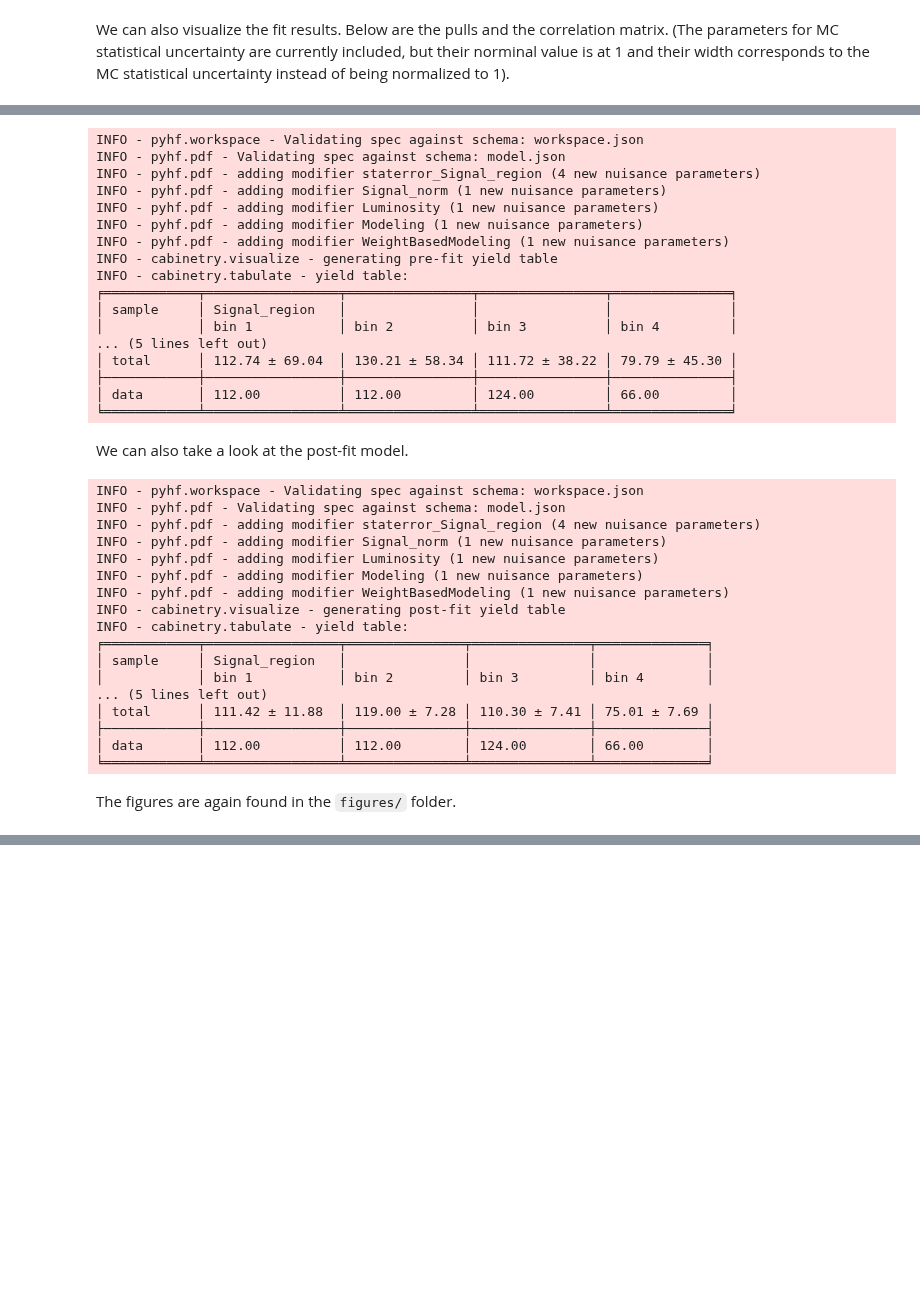
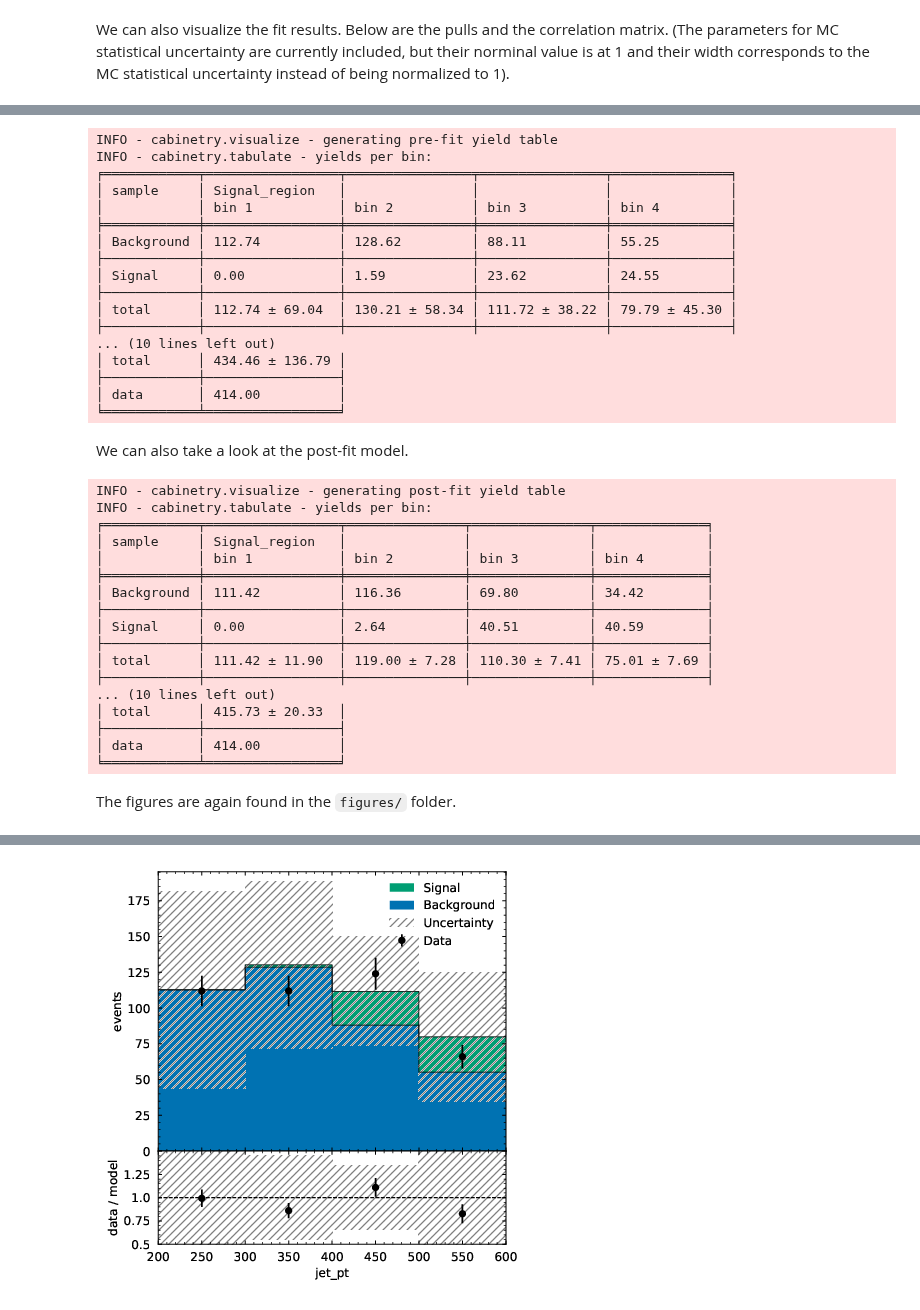
Before and after one commit to cabinetry/cabinetry-tutorials, a Jupyter notebook: example.ipynb, the cells around one changed output, grey strips where cells are left out. Saved outputs shown, nothing was run; the diff lists cells and outputs as text; code cells hidden in the pictures; blank space fills up the shorter version.

Commit message:
update to cabinetry 0.2.0, extend inference examples

```diff
--- a/example.ipynb
+++ b/example.ipynb
@@ -209,47 +211,47 @@ The `visualize` module also contains functionality to plot data/MC distributions
 # %%
-cabinetry.visualize.data_MC(cabinetry_config, ws)
+cabinetry.visualize.data_MC(model, data, config=cabinetry_config)
 # %% [output]
-INFO - pyhf.workspace - Validating spec against schema: workspace.json
-INFO - pyhf.pdf - Validating spec against schema: model.json
-INFO - pyhf.pdf - adding modifier staterror_Signal_region (4 new nuisance parameters)
-INFO - pyhf.pdf - adding modifier Signal_norm (1 new nuisance parameters)
-INFO - pyhf.pdf - adding modifier Luminosity (1 new nuisance parameters)
-INFO - pyhf.pdf - adding modifier Modeling (1 new nuisance parameters)
-INFO - pyhf.pdf - adding modifier WeightBasedModeling (1 new nuisance parameters)
 INFO - cabinetry.visualize - generating pre-fit yield table
-INFO - cabinetry.tabulate - yield table:
+INFO - cabinetry.tabulate - yields per bin:
 ╒════════════╤═════════════════╤════════════════╤════════════════╤═══════════════╕
 │ sample     │ Signal_region   │                │                │               │
 │            │ bin 1           │ bin 2          │ bin 3          │ bin 4         │
-... (5 lines left out)
+╞════════════╪═════════════════╪════════════════╪════════════════╪═══════════════╡
+│ Background │ 112.74          │ 128.62         │ 88.11          │ 55.25         │
+├────────────┼─────────────────┼────────────────┼────────────────┼───────────────┤
+│ Signal     │ 0.00            │ 1.59           │ 23.62          │ 24.55         │
+├────────────┼─────────────────┼────────────────┼────────────────┼───────────────┤
 │ total      │ 112.74 ± 69.04  │ 130.21 ± 58.34 │ 111.72 ± 38.22 │ 79.79 ± 45.30 │
 ├────────────┼─────────────────┼────────────────┼────────────────┼───────────────┤
-│ data       │ 112.00          │ 112.00         │ 124.00         │ 66.00         │
-╘════════════╧═════════════════╧════════════════╧════════════════╧═══════════════╛
+... (10 lines left out)
+│ total      │ 434.46 ± 136.79 │
+├────────────┼─────────────────┤
+│ data       │ 414.00          │
+╘════════════╧═════════════════╛
 # %% [markdown]
 We can also take a look at the post-fit model.
 # %%
-cabinetry.visualize.data_MC(cabinetry_config, ws, fit_results=fit_results)
+cabinetry.visualize.data_MC(model, data, config=cabinetry_config, fit_results=fit_results)
 # %% [output]
-INFO - pyhf.workspace - Validating spec against schema: workspace.json
-INFO - pyhf.pdf - Validating spec against schema: model.json
-INFO - pyhf.pdf - adding modifier staterror_Signal_region (4 new nuisance parameters)
-INFO - pyhf.pdf - adding modifier Signal_norm (1 new nuisance parameters)
-INFO - pyhf.pdf - adding modifier Luminosity (1 new nuisance parameters)
-INFO - pyhf.pdf - adding modifier Modeling (1 new nuisance parameters)
-INFO - pyhf.pdf - adding modifier WeightBasedModeling (1 new nuisance parameters)
 INFO - cabinetry.visualize - generating post-fit yield table
-INFO - cabinetry.tabulate - yield table:
+INFO - cabinetry.tabulate - yields per bin:
 ╒════════════╤═════════════════╤═══════════════╤═══════════════╤══════════════╕
 │ sample     │ Signal_region   │               │               │              │
 │            │ bin 1           │ bin 2         │ bin 3         │ bin 4        │
-... (5 lines left out)
-│ total      │ 111.42 ± 11.88  │ 119.00 ± 7.28 │ 110.30 ± 7.41 │ 75.01 ± 7.69 │
+╞════════════╪═════════════════╪═══════════════╪═══════════════╪══════════════╡
+│ Background │ 111.42          │ 116.36        │ 69.80         │ 34.42        │
 ├────────────┼─────────────────┼───────────────┼───────────────┼──────────────┤
-│ data       │ 112.00          │ 112.00        │ 124.00        │ 66.00        │
-╘════════════╧═════════════════╧═══════════════╧═══════════════╧══════════════╛
+│ Signal     │ 0.00            │ 2.64          │ 40.51         │ 40.59        │
+├────────────┼─────────────────┼───────────────┼───────────────┼──────────────┤
+│ total      │ 111.42 ± 11.90  │ 119.00 ± 7.28 │ 110.30 ± 7.41 │ 75.01 ± 7.69 │
+├────────────┼─────────────────┼───────────────┼───────────────┼──────────────┤
+... (10 lines left out)
+│ total      │ 415.73 ± 20.33  │
+├────────────┼─────────────────┤
+│ data       │ 414.00          │
+╘════════════╧═════════════════╛
 # %% [markdown]
 The figures are again found in the `figures/` folder.
 # %%
-IFrame("figures/Signal_region_prefit.pdf", width=450, height=500)
+WImage(filename='figures/Signal_region_prefit.pdf')
 # %% [output]
@@ -257 +258,2 @@ IFrame("figures/Signal_region_prefit.pdf", width=450, height=500)
+[figure, added]
 # %%
```
Also changed, not shown: parts of 29 cells of this notebook, 1 other file.
